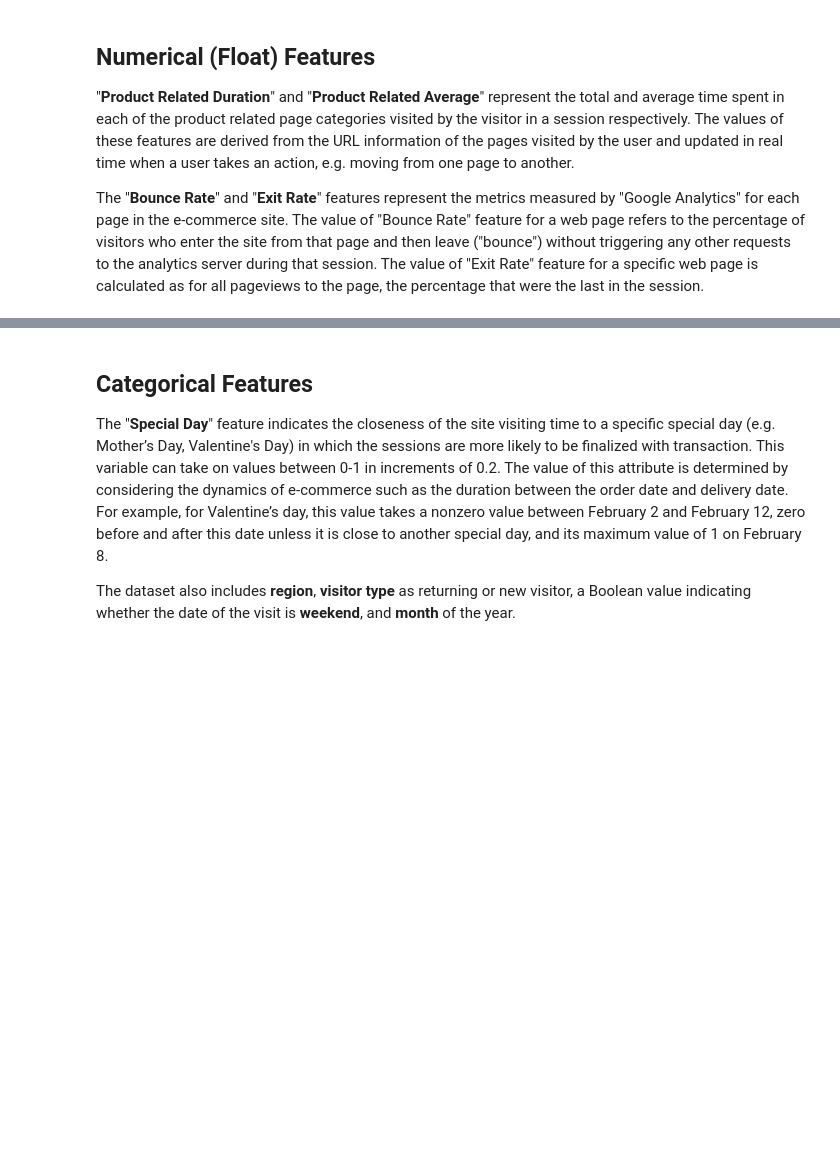
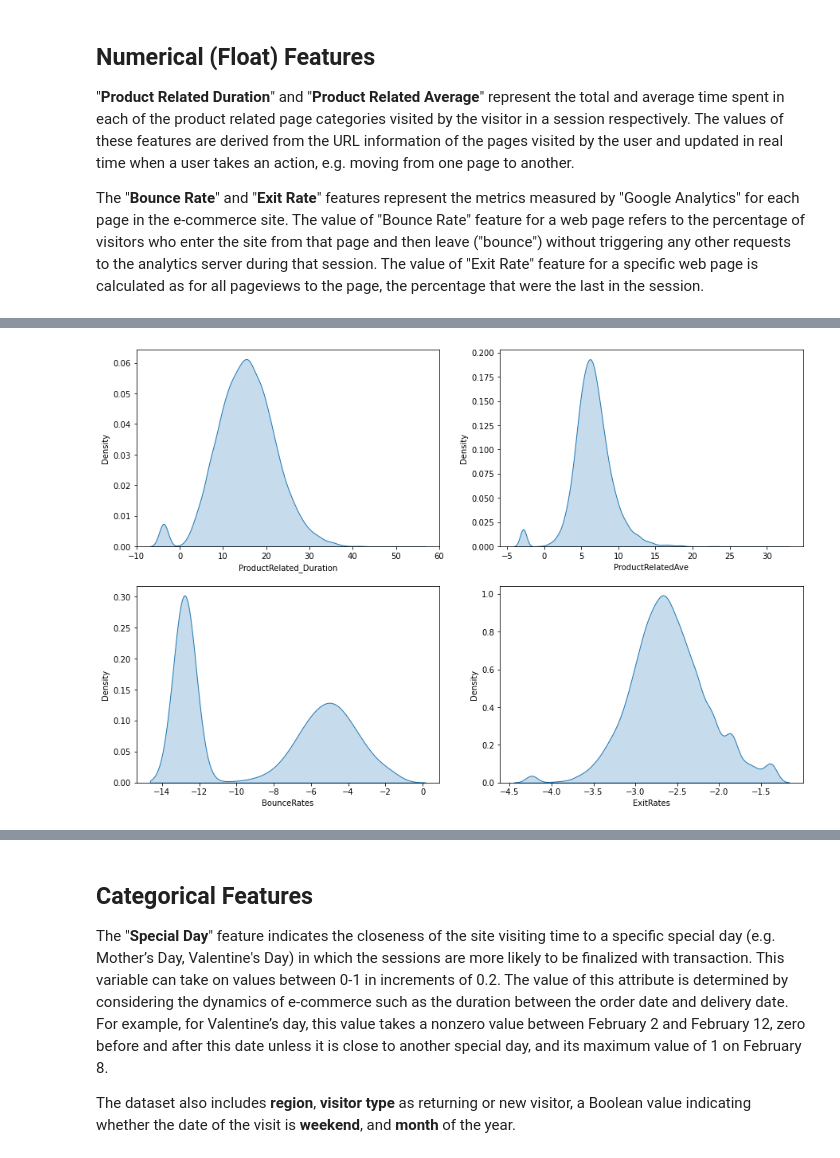
Before and after one commit to umitozmen/MachineLearning-CEGE04-Erebus, a Jupyter notebook: Introduction, Problem & Learning Task, Exploration of Dataset.ipynb, the cells around one changed output, grey strips where cells are left out. Cells and saved outputs as stored; diff of their text form; code cells hidden in the pictures; blank space fills up the shorter version.

```diff
--- a/Introduction, Problem & Learning Task, Exploration of Dataset.ipynb
+++ b/Introduction, Problem & Learning Task, Exploration of Dataset.ipynb
@@ -130,0 +182,10 @@ for indx, var  in enumerate(features):
+# %%
+plot_df = pd.DataFrame(plot, index = features)
+plot_df = plot_df.T
+plt.figure(figsize=(15, 10))
+
+for indx, var  in enumerate(plot_df):
+    plt.subplot(2, 2, indx+1)
+    sns.kdeplot(plot_df[var],shade=True)
+# %% [output]
+[figure, added]
```
Also changed, not shown: parts of 27 cells of this notebook.
